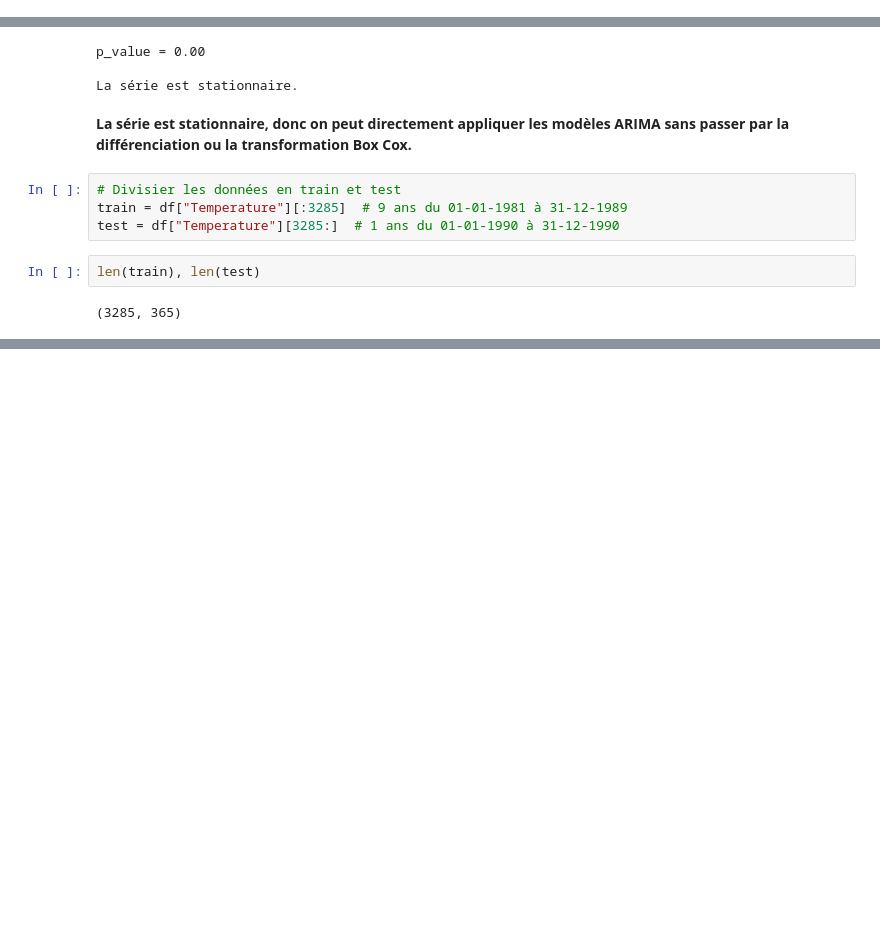
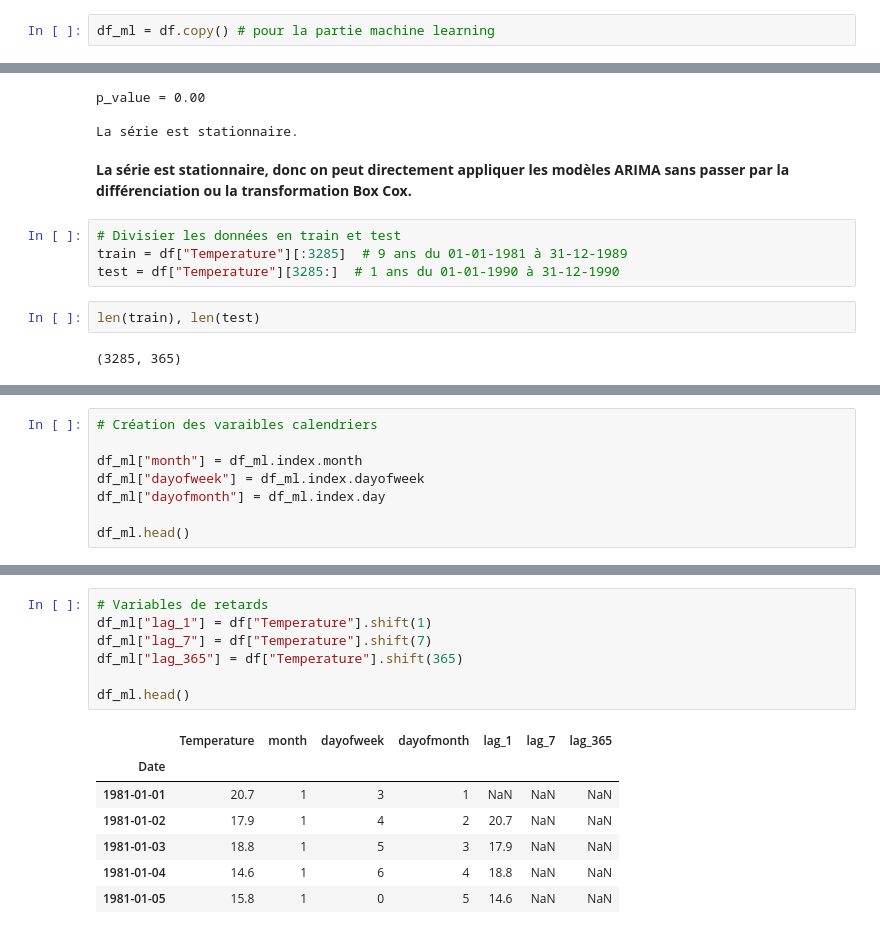
Before and after one commit to RajaaLebnaiti/100-Days-of-Data-Science, a Jupyter notebook: Time Series/Projets/Projet 1 Daily Minimum Temperatures in Melbourne/Daily Minimum Temperatures in Melbourne.ipynb, the cells around one changed output, grey strips where cells are left out. Saved outputs shown, nothing was run; the diff lists cells and outputs as text; blank space fills up the shorter version.

```diff
--- a/Time Series/Projets/Projet 1 Daily Minimum Temperatures in Melbourne/Daily Minimum Temperatures in Melbourne.ipynb
+++ b/Time Series/Projets/Projet 1 Daily Minimum Temperatures in Melbourne/Daily Minimum Temperatures in Melbourne.ipynb
@@ -167,6 +162,8 @@ df.head()
 | 1981-01-03 | 18.8 |
 | 1981-01-04 | 14.6 |
 | 1981-01-05 | 15.8 |
+# %%
+df_ml = df.copy() # pour la partie machine learning
 # %%
 # Plot the entire serie
 plt.figure(figsize=(32,6))
@@ -392,0 +344,8 @@ MSE = 23.47
+# %%
+# Création des varaibles calendriers
+
+df_ml["month"] = df_ml.index.month
+df_ml["dayofweek"] = df_ml.index.dayofweek
+df_ml["dayofmonth"] = df_ml.index.day
+
+df_ml.head()
@@ -392,0 +360,15 @@ MSE = 23.47
+# %%
+# Variables de retards
+df_ml["lag_1"] = df["Temperature"].shift(1)
+df_ml["lag_7"] = df["Temperature"].shift(7)
+df_ml["lag_365"] = df["Temperature"].shift(365)
+
+df_ml.head()
+# %% [output]
+|  | Temperature | month | dayofweek | dayofmonth | lag_1 | lag_7 | lag_365 |
+| Date |  |  |  |  |  |  |  |
+| 1981-01-01 | 20.7 | 1 | 3 | 1 | NaN | NaN | NaN |
+| 1981-01-02 | 17.9 | 1 | 4 | 2 | 20.7 | NaN | NaN |
+| 1981-01-03 | 18.8 | 1 | 5 | 3 | 17.9 | NaN | NaN |
+| 1981-01-04 | 14.6 | 1 | 6 | 4 | 18.8 | NaN | NaN |
+| 1981-01-05 | 15.8 | 1 | 0 | 5 | 14.6 | NaN | NaN |
```
Also changed, not shown: parts of 29 cells of this notebook.
